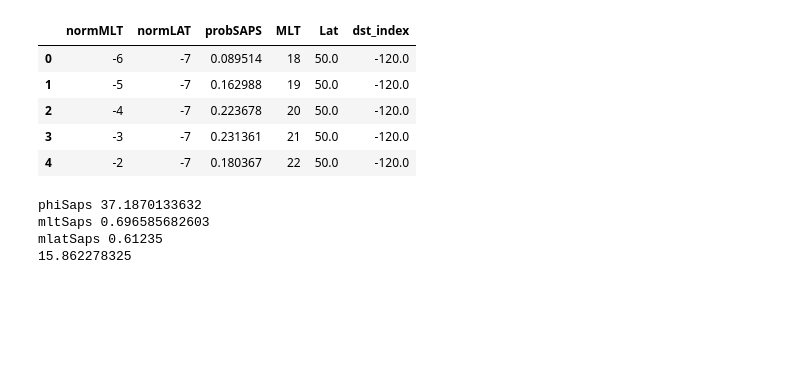
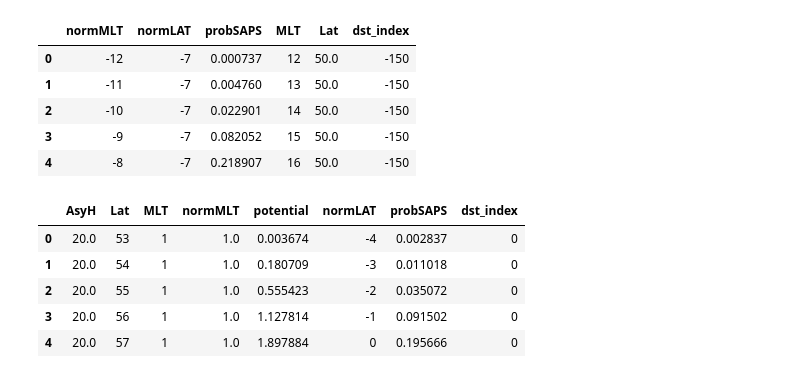
Before and after one commit to bharatreddy/indsvels, a Jupyter notebook: ipy/model-validate.ipynb, the cells around one changed output. Cells and saved outputs as stored; diff of their text form; code cells hidden in the pictures; blank space fills up the shorter version.

```diff
--- a/ipy/model-validate.ipynb
+++ b/ipy/model-validate.ipynb
@@ -18,8 +27,7 @@ from aacgmv2 import convert_mlt
 # the SAPS location model to limit the data
 # to locations where we see SAPS
 def saps_pred_func(x, y, dstInp):
-#     (a_sx, b_sx, a_sy, b_sy, a_xo, b_xo, a_yo, b_yo, a_o, b_o, theta) = \
-#         ( 2.93, 2.67e-3, 2.21, 3e-3, 3.86, 6.03e-2, -0.51, 5.57e-2, 0.985, 0.93e-3, 0.633 )
+    # parameters from fitting
     a_sx = 3.11
     b_sx = 0.00371
     a_sy = 1.72
@@ -31,10 +39,6 @@ def saps_pred_func(x, y, dstInp):
     a_o = 0.893
     b_o = -0.00147
     theta = 0.692
-    # parameters from fitting
-#     (a_sx, b_sx, a_sy, b_sy, a_xo, b_xo, a_yo, b_yo, a_o, b_o, theta) = \
-#         ( 2.58, -0.007, 1.03, -0.023, 3.99,  \
-#            0.041, -1.63, 0.02, 1.11, 0.006, 0.68 )
     sigma_x = a_sx + b_sx * dstInp
     sigma_y = a_sy + b_sy * dstInp
     xo = a_xo + b_xo * dstInp
@@ -53,40 +57,40 @@ sapsPredDF = pandas.DataFrame(columns=["normMLT", "normLAT", "probSAPS", "MLT",
 latArr = []
 mltArr = []
 normLatArr = []
 normMltArr = []
 probSapsArr = []
 dstArr = []
-dstIndSel = [ -120., -100., -75., -50, -25., -5. ,0. ]
+dstIndSel = range(-150,10,10)
 for z in dstIndSel:
     for x in range( -7, 8 ):
         for y in range( -12, 10 ):
             normLatArr.append( x )
             normMltArr.append( y )
             dstArr.append( z )
             if y > 0:
                 mltArr.append( y )
             else:
                 mltArr.append( y + 24 )
             latArr.append( x + 57. )
             probSapsArr.append( saps_pred_func(x,y,z) )
 
 sapsPredDF["MLT"] = mltArr
 sapsPredDF["Lat"] = latArr
 sapsPredDF["normMLT"] = normMltArr
 sapsPredDF["normLAT"] = normLatArr
 sapsPredDF["probSAPS"] = probSapsArr
 sapsPredDF["dst_index"] = dstArr
 # Limit SAPS location to where prob > 0.2
-sapsPredDF = sapsPredDF[ sapsPredDF["probSAPS"] >= 0.05\
+sapsPredDF = sapsPredDF[ sapsPredDF["probSAPS"] >= 0.\
                        ].reset_index(drop=True)
 sapsPredDF.head()
 # %% [output]
 |  | normMLT | normLAT | probSAPS | MLT | Lat | dst_index |
-| 0 | -6 | -7 | 0.089514 | 18 | 50.0 | -120.0 |
-| 1 | -5 | -7 | 0.162988 | 19 | 50.0 | -120.0 |
-| 2 | -4 | -7 | 0.223678 | 20 | 50.0 | -120.0 |
-| 3 | -3 | -7 | 0.231361 | 21 | 50.0 | -120.0 |
-| 4 | -2 | -7 | 0.180367 | 22 | 50.0 | -120.0 |
+| 0 | -12 | -7 | 0.000737 | 12 | 50.0 | -150 |
+| 1 | -11 | -7 | 0.004760 | 13 | 50.0 | -150 |
+| 2 | -10 | -7 | 0.022901 | 14 | 50.0 | -150 |
+| 3 | -9 | -7 | 0.082052 | 15 | 50.0 | -150 |
+| 4 | -8 | -7 | 0.218907 | 16 | 50.0 | -150 |
 # %%
 # We'll model peak potential as a log function of AsyH index.
 def peak_pot_fit_func(asy):
@@ -142,8 +155,0 @@ def saps_pot_func( asy, mlt, mlat ):
-# %%
-print saps_pot_func( 100, 22, 61)
-# print mlat_fit_func(60, 120)
-# %% [output]
-phiSaps 37.1870133632
-mltSaps 0.696585682603
-mlatSaps 0.61235
-15.862278325
@@ -149,0 +183,14 @@ mlatSaps 0.61235
+# %%
+selSapsPredDF = sapsPredDF[ sapsPredDF["dst_index"] == inpDst ].reset_index(drop=True)
+predPotDF = predPotDF.merge( selSapsPredDF,\
+                            on=[ "Lat", "MLT", "normMLT" ],\
+                            how="inner" )
+predPotDF = predPotDF.drop_duplicates()
+predPotDF.head()
+# %% [output]
+|  | AsyH | Lat | MLT | normMLT | potential | normLAT | probSAPS | dst_index |
+| 0 | 20.0 | 53 | 1 | 1.0 | 0.003674 | -4 | 0.002837 | 0 |
+| 1 | 20.0 | 54 | 1 | 1.0 | 0.180709 | -3 | 0.011018 | 0 |
+| 2 | 20.0 | 55 | 1 | 1.0 | 0.555423 | -2 | 0.035072 | 0 |
+| 3 | 20.0 | 56 | 1 | 1.0 | 1.127814 | -1 | 0.091502 | 0 |
+| 4 | 20.0 | 57 | 1 | 1.0 | 1.897884 | 0 | 0.195666 | 0 |
```
Also changed, not shown: parts of 8 cells of this notebook, 4 other files.
